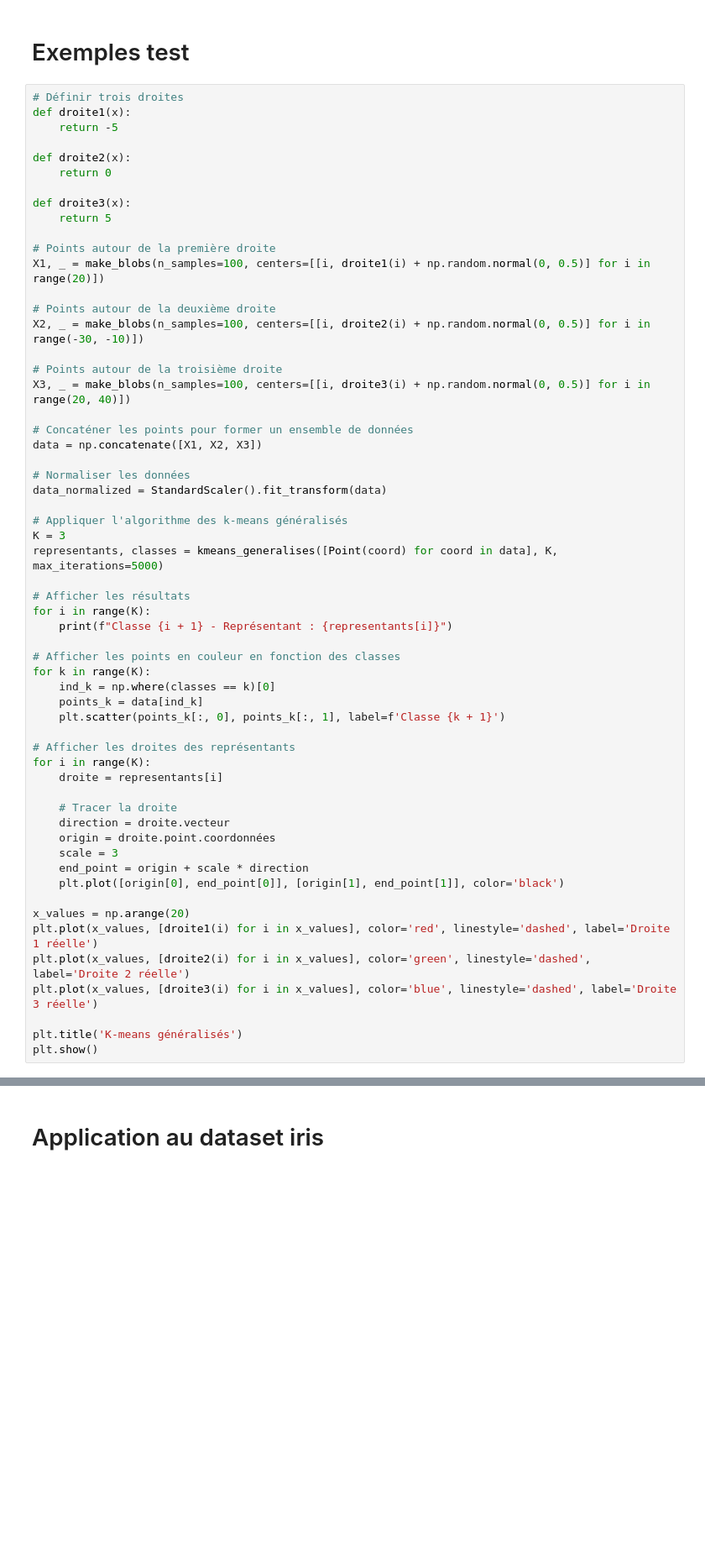
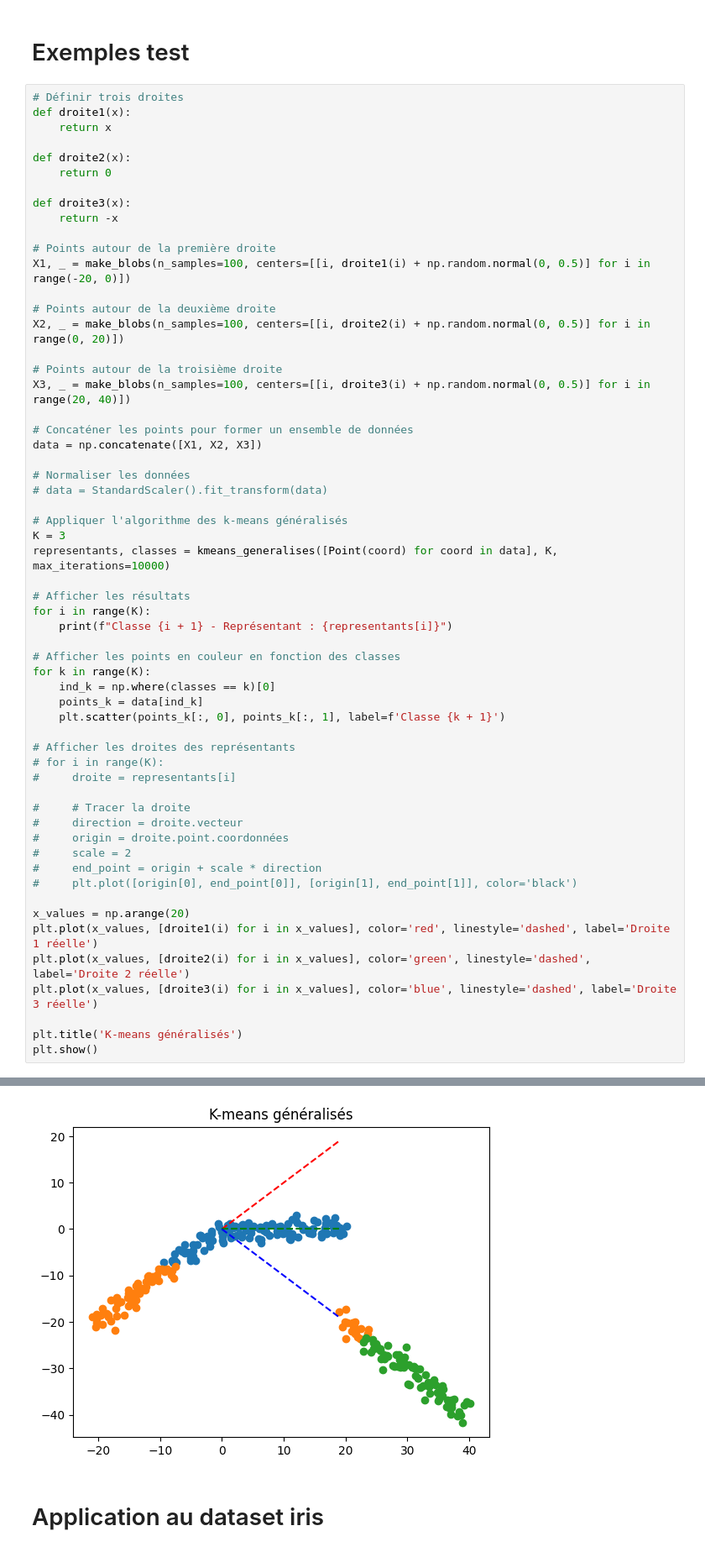
Before and after one commit to NoahKWM/ANDO, a Jupyter notebook: projet_ando.ipynb, the cells around one changed output, grey strips where cells are left out. Shown at 84% size. Cells and saved outputs as stored; diff of their text form; blank space fills up the shorter version.

```diff
--- a/projet_ando.ipynb
+++ b/projet_ando.ipynb
@@ -264,19 +254,19 @@ def kmeans_generalises(points, K, max_iterations=1000):
 # %%
 # Définir trois droites
 def droite1(x):
-    return -5
+    return x
 
 def droite2(x):
     return 0
 
 def droite3(x):
-    return 5
+    return -x
 
 # Points autour de la première droite
-X1, _ = make_blobs(n_samples=100, centers=[[i, droite1(i) + np.random.normal(0, 0.5)] for i in range(20)])
+X1, _ = make_blobs(n_samples=100, centers=[[i, droite1(i) + np.random.normal(0, 0.5)] for i in range(-20, 0)])
 
 # Points autour de la deuxième droite
-X2, _ = make_blobs(n_samples=100, centers=[[i, droite2(i) + np.random.normal(0, 0.5)] for i in range(-30, -10)])
+X2, _ = make_blobs(n_samples=100, centers=[[i, droite2(i) + np.random.normal(0, 0.5)] for i in range(0, 20)])
 
 # Points autour de la troisième droite
 X3, _ = make_blobs(n_samples=100, centers=[[i, droite3(i) + np.random.normal(0, 0.5)] for i in range(20, 40)])
@@ -285,11 +275,11 @@ X3, _ = make_blobs(n_samples=100, centers=[[i, droite3(i) + np.random.normal(0,
 data = np.concatenate([X1, X2, X3])
 
 # Normaliser les données
-data_normalized = StandardScaler().fit_transform(data)
+# data = StandardScaler().fit_transform(data)
 
 # Appliquer l'algorithme des k-means généralisés
 K = 3
-representants, classes = kmeans_generalises([Point(coord) for coord in data], K, max_iterations=5000)
+representants, classes = kmeans_generalises([Point(coord) for coord in data], K, max_iterations=10000)
 
 # Afficher les résultats
 for i in range(K):
@@ -302,15 +292,15 @@ for k in range(K):
     plt.scatter(points_k[:, 0], points_k[:, 1], label=f'Classe {k + 1}')
 
 # Afficher les droites des représentants
-for i in range(K):
-    droite = representants[i]
+# for i in range(K):
+#     droite = representants[i]
 
-    # Tracer la droite
-    direction = droite.vecteur
-    origin = droite.point.coordonnées
-    scale = 3
-    end_point = origin + scale * direction
-    plt.plot([origin[0], end_point[0]], [origin[1], end_point[1]], color='black')
+#     # Tracer la droite
+#     direction = droite.vecteur
+#     origin = droite.point.coordonnées
+#     scale = 2
+#     end_point = origin + scale * direction
+#     plt.plot([origin[0], end_point[0]], [origin[1], end_point[1]], color='black')
 
 x_values = np.arange(20)
 plt.plot(x_values, [droite1(i) for i in x_values], color='red', linestyle='dashed', label='Droite 1 réelle')
@@ -324,3 +317,4 @@ KeyboardInterrupt:
+[figure, added]
 # %% [markdown]
 # Application au dataset iris
 # %%
```
Also changed, not shown: parts of 15 cells of this notebook.
